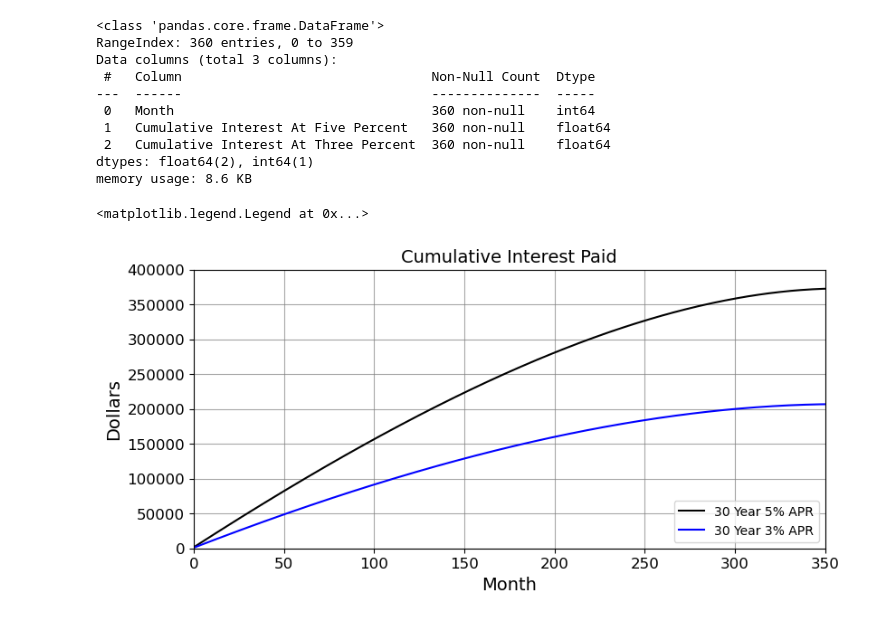
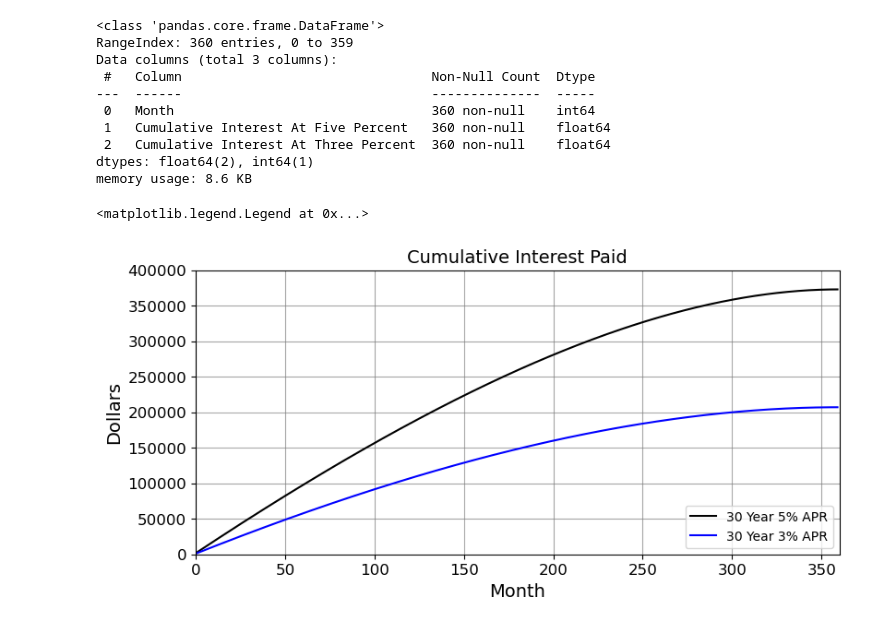
Before and after one commit to GilbertRPG/CodingDojo, a Jupyter notebook: DS_Fundamentals/PythonForDataViz/RecreateGraphPt2.ipynb, the cells around one changed output. Saved outputs shown, nothing was run; the diff lists cells and outputs as text; code cells hidden in the pictures.

Commit message:
Updated line 170, xlim right to 360. Gives cleaner view of trend.

```diff
--- a/DS_Fundamentals/PythonForDataViz/RecreateGraphPt2.ipynb
+++ b/DS_Fundamentals/PythonForDataViz/RecreateGraphPt2.ipynb
@@ -52,20 +52,20 @@ memory usage: 8.6 KB
 # %%
 plt.style.use('default')
 cIFive = data['Cumulative Interest At Five Percent'].values
 cIThree = data['Cumulative Interest At Three Percent'].values
 # data.plot(x = 'Month', y = ['Cumulative Interest At Five Percent', 'Cumulative Interest At Three Percent']) # This seems a little more detailed than the graph we were asked to recreate but hey, progress!
 plt.figure(figsize=(9,4))
 plt.plot(cIFive, c='black', label='30 Year 5% APR')
 plt.plot(cIThree, c='blue', label='30 Year 3% APR')
-plt.xlim(left=0, right=350)
+plt.xlim(left=0, right=360)
 plt.ylim(bottom=0, top=400000)
 plt.xlabel('Month', fontsize=14)
 plt.ylabel('Dollars', fontsize=14)
 plt.title('Cumulative Interest Paid', fontsize=14)
 plt.xticks(fontsize=12)
 plt.yticks(fontsize=12)
 plt.grid(c='gray', alpha=.7, linestyle='-')
 plt.legend(loc='lower right')
 # %% [output]
 <matplotlib.legend.Legend at 0x...>
-[figure, old version]
+[figure, new version]
```
